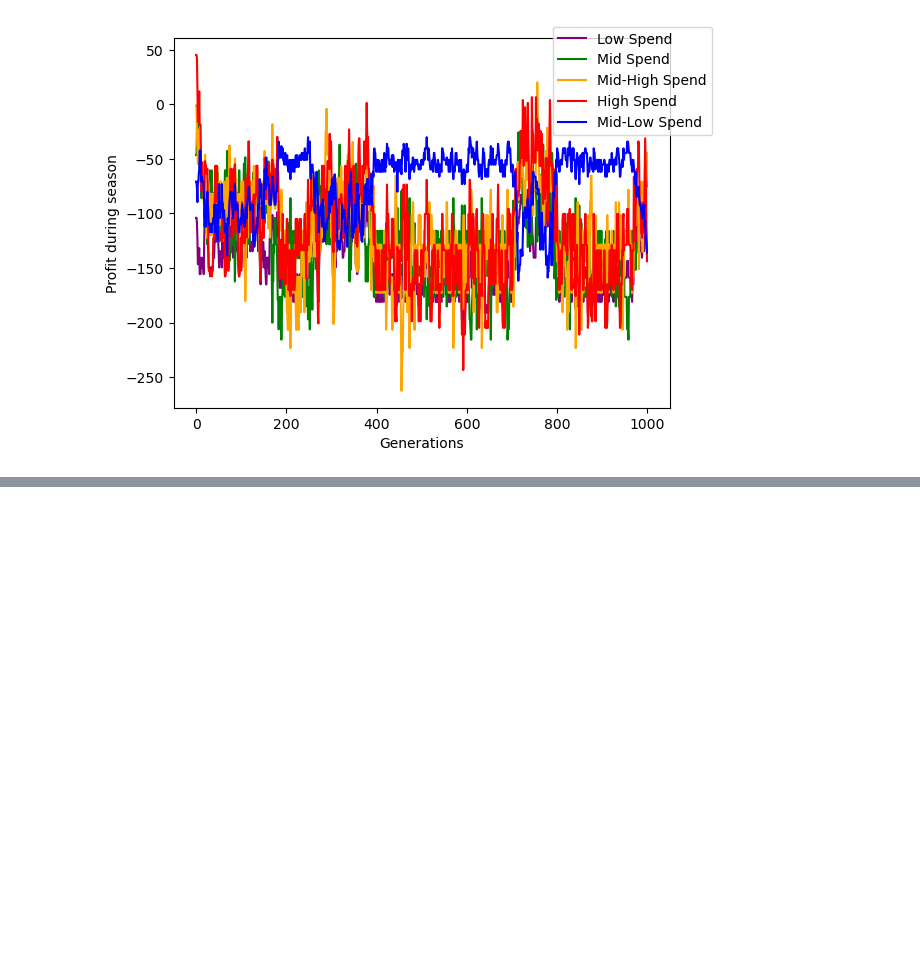
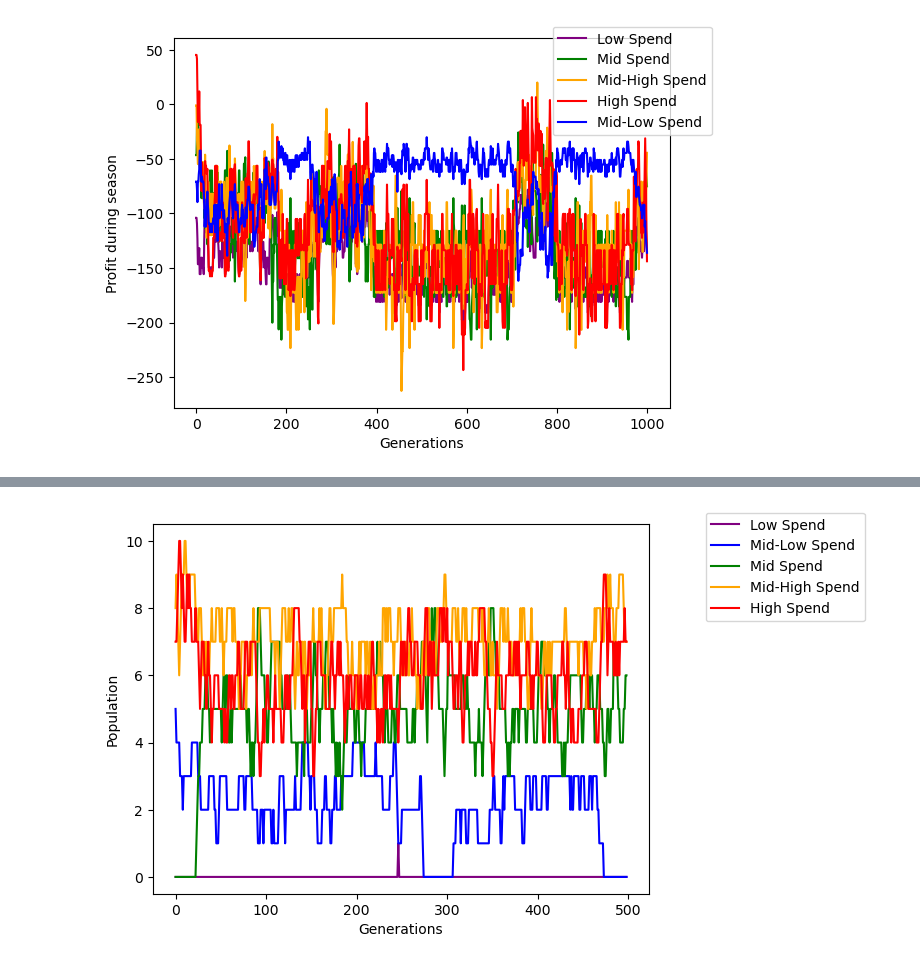
Before and after one commit to HarryFosterCU/Premier-League-Investment-Evolutionary-Model, a Jupyter notebook: Moran_Process_Simulation.ipynb, the cells around one changed output, grey strips where cells are left out. Cells and saved outputs as stored; diff of their text form; code cells hidden in the pictures; blank space fills up the shorter version.

Commit message:
Update Moran_Process_Simulation.ipynb
Added functionality

```diff
--- a/Moran_Process_Simulation.ipynb
+++ b/Moran_Process_Simulation.ipynb
@@ -180,0 +178,8 @@ Show_Generations(B[1], B[2], B[3], B[4], B[5], Runs)
+# %%
+
+V = Moran_Process((0,6,0,8,6), Runs, A)
+
+
+Show_Generations(V[1], V[2], V[3], V[4], V[5], Runs)
+# %% [output]
+[figure, added]
```
Also changed, not shown: parts of 3 cells of this notebook.
